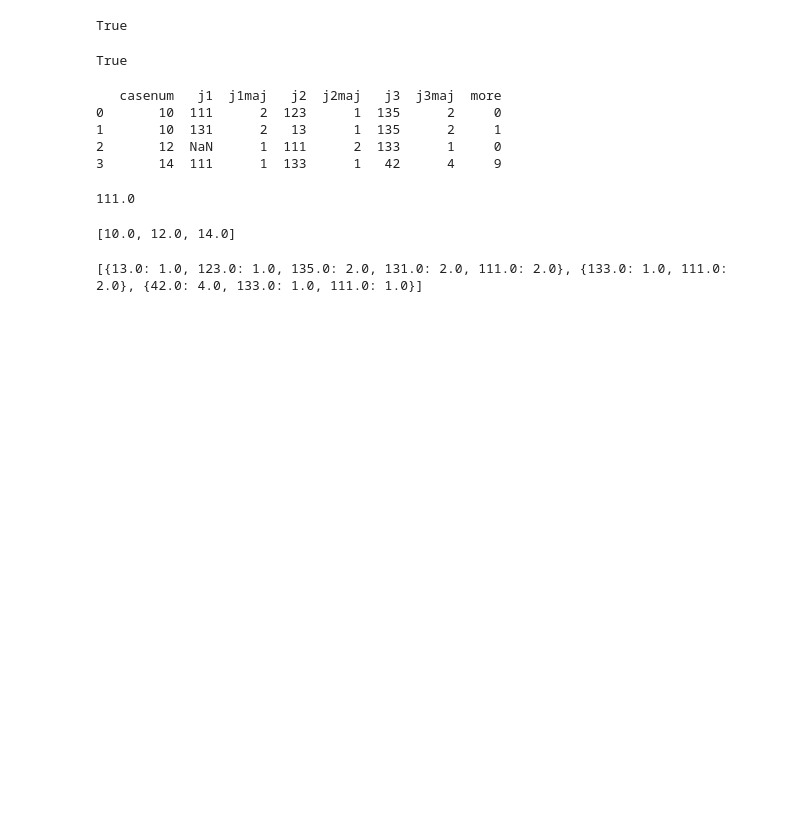
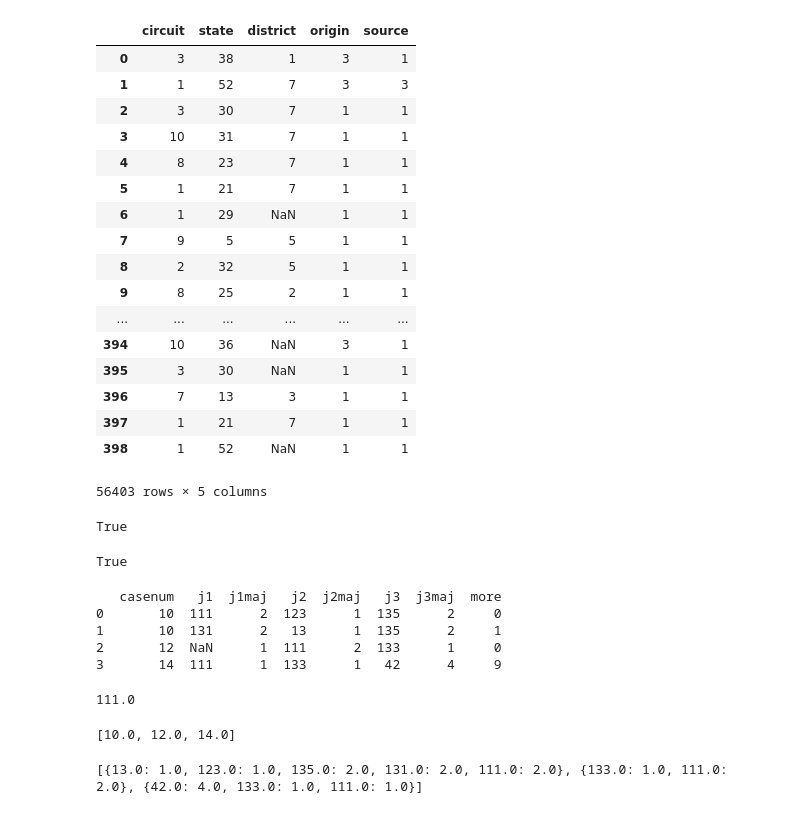
Before and after one commit to adithyap/mlcs16, a Jupyter notebook: votelist2.0.ipynb, the cells around one changed output. Saved outputs shown, nothing was run; the diff lists cells and outputs as text; code cells hidden in the pictures; blank space fills up the shorter version.

```diff
--- a/votelist2.0.ipynb
+++ b/votelist2.0.ipynb
@@ -7,0 +9,2 @@ nan
+# %%
+df = pd.read_stata('/scratch/sv1239/projects/mlcs/raw/Votelevel_stuffjan2013.dta')
@@ -7,0 +17,14 @@ nan
+# %%
+#columns to be removed
+del_cols = ['casenum','fileid','cite','vol','beginpg','endopin','endpage','docnum','priorpub','_merge','year',
+            'circuit','pseatno','decision_date','aatty_first_name','aatty_last_name','afirm_name',
+            'ratty_first_name','ratty_last_name','rname_of_first_listed_amicus_gro','rfirm_namew','decisiondatenew2',
+           'j1name','j2name','j3name','quartertoelect','pname','seatno','success','lsuc','ls1','ls2','ls3','lp',
+            'lp2','lp3','sseatno','congress','congreso','afirst_listed_amicus_group','yearquarter','name','Name','State']
+#
+# to_dummies = ['month','day','method','state','district','origin','source','distjudg',
+#               'applfrom','adminrev','opinstat','treat','classact','crossapp','counsel1','counsel2','sanction',
+#               'initiate','numappel','appnatpr','appnatpr','appbus','appnonp','appfed','appsubst','appstate',
+#               'appfiduc','ap_stid','genapel1','bank_ap1','genapel2','bank_ap2','appel1','appel2',]
+# %%
+df.drop(labels=del_cols,axis=1,inplace=True)
@@ -7,0 +127,2 @@ nan
+# %%
+df2=df[to_dummies]
@@ -8,3 +138,24 @@ nan
+# %%
+pd.get_dummies(df2,)
+# %% [output]
+|  | circuit | state | district | origin | source |
+| 0 | 3 | 38 | 1 | 3 | 1 |
+| 1 | 1 | 52 | 7 | 3 | 3 |
+| 2 | 3 | 30 | 7 | 1 | 1 |
+| 3 | 10 | 31 | 7 | 1 | 1 |
+| 4 | 8 | 23 | 7 | 1 | 1 |
+| 5 | 1 | 21 | 7 | 1 | 1 |
+| 6 | 1 | 29 | NaN | 1 | 1 |
+| 7 | 9 | 5 | 5 | 1 | 1 |
+| 8 | 2 | 32 | 5 | 1 | 1 |
+| 9 | 8 | 25 | 2 | 1 | 1 |
+| ... | ... | ... | ... | ... | ... |
+| 394 | 10 | 36 | NaN | 3 | 1 |
+| 395 | 3 | 30 | NaN | 1 | 1 |
+| 396 | 7 | 13 | 3 | 1 | 1 |
+| 397 | 1 | 21 | 7 | 1 | 1 |
+| 398 | 1 | 52 | NaN | 1 | 1 |
+56403 rows × 5 columns
 # %%
 builtlist=[{'casenum':10, 'j1':111,'j1maj':2,'j2':123,'j2maj':1,'j3':135,'j3maj':2,'more':030/234},
            {'casenum':10, 'j1':131,'j1maj':2,'j2':13,'j2maj':1,'j3':135,'j3maj':2,'more':234/123},
```
Also changed, not shown: parts of 17 cells of this notebook.
